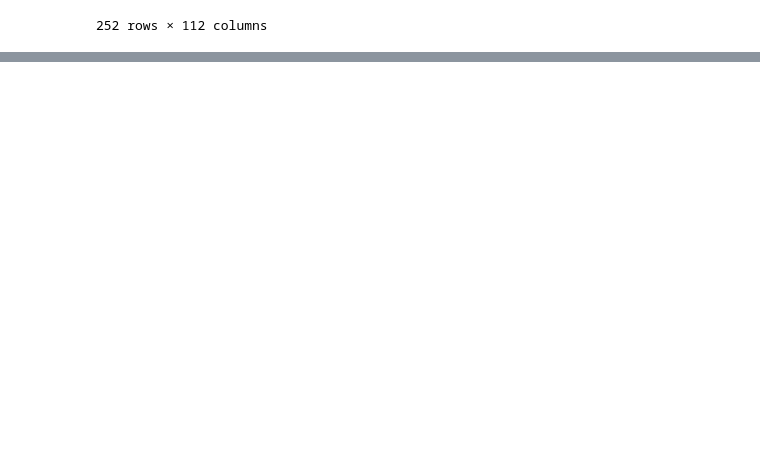
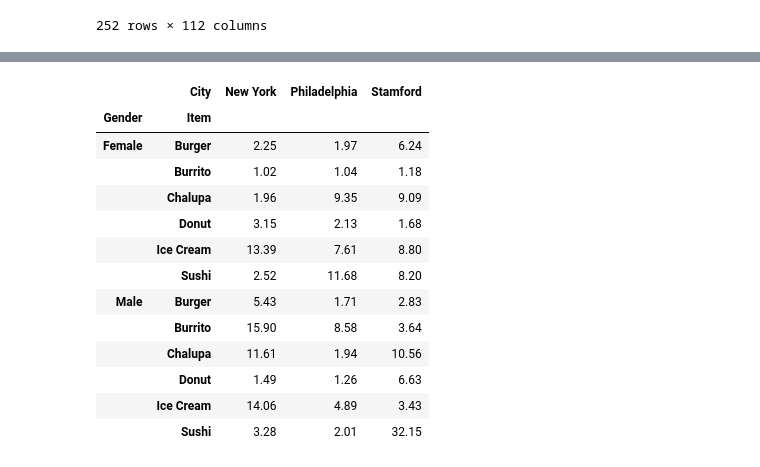
Before and after one commit to pragyapradhan/python, a Jupyter notebook: Pandas/MultipleIndex.ipynb, the cells around one changed output, grey strips where cells are left out. Saved outputs shown, nothing was run; the diff lists cells and outputs as text; code cells hidden in the pictures; blank space fills up the shorter version.

```diff
--- a/Pandas/MultipleIndex.ipynb
+++ b/Pandas/MultipleIndex.ipynb
@@ -316,0 +429,3 @@ wb.unstack(-1)
+# %%
+foods = pd.read_csv("foods.csv")
+foods.head()
@@ -316,0 +456,17 @@ wb.unstack(-1)
+# %%
+foods.pivot_table(values = "Spend", index = ["Gender", "Item"], columns = ["City"], aggfunc ="min" )
+# %% [output]
+|  | City | New York | Philadelphia | Stamford |
+| Gender | Item |  |  |  |
+| Female | Burger | 2.25 | 1.97 | 6.24 |
+|  | Burrito | 1.02 | 1.04 | 1.18 |
+|  | Chalupa | 1.96 | 9.35 | 9.09 |
+|  | Donut | 3.15 | 2.13 | 1.68 |
+|  | Ice Cream | 13.39 | 7.61 | 8.80 |
+|  | Sushi | 2.52 | 11.68 | 8.20 |
+| Male | Burger | 5.43 | 1.71 | 2.83 |
+|  | Burrito | 15.90 | 8.58 | 3.64 |
+|  | Chalupa | 11.61 | 1.94 | 10.56 |
+|  | Donut | 1.49 | 1.26 | 6.63 |
+|  | Ice Cream | 14.06 | 4.89 | 3.43 |
+|  | Sushi | 3.28 | 2.01 | 32.15 |
```
Also changed, not shown: parts of 15 cells of this notebook, 2 other files.
